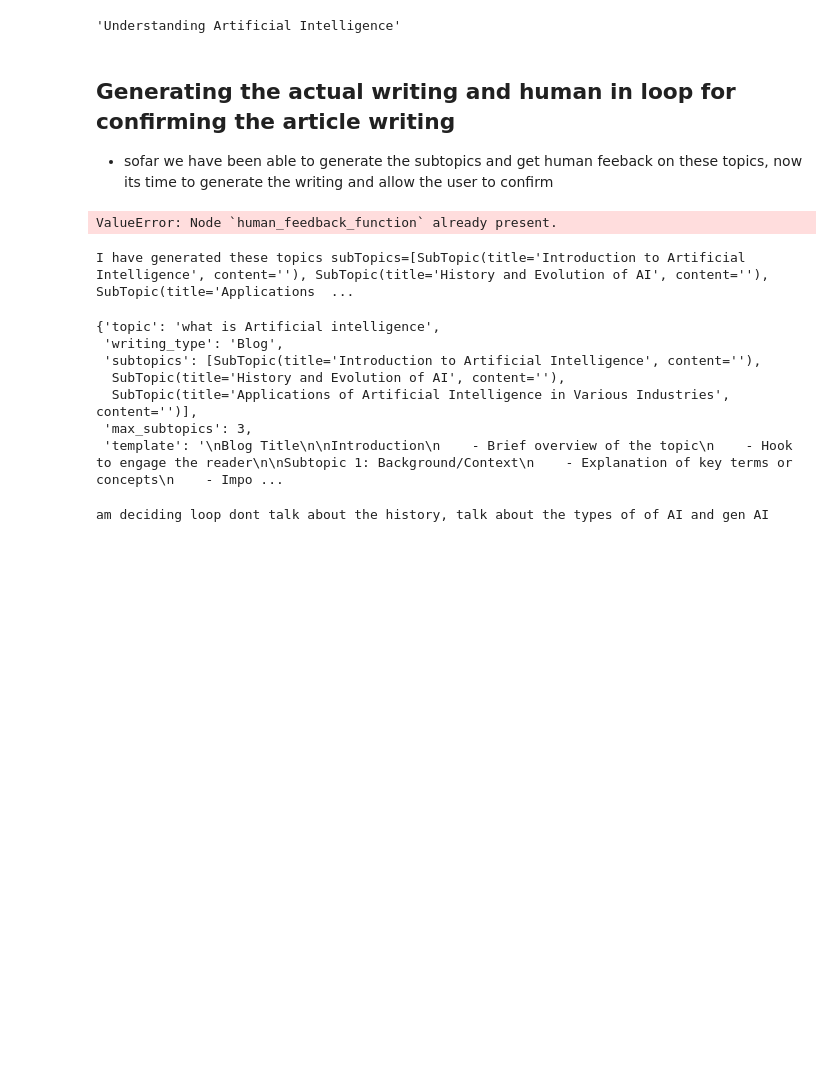
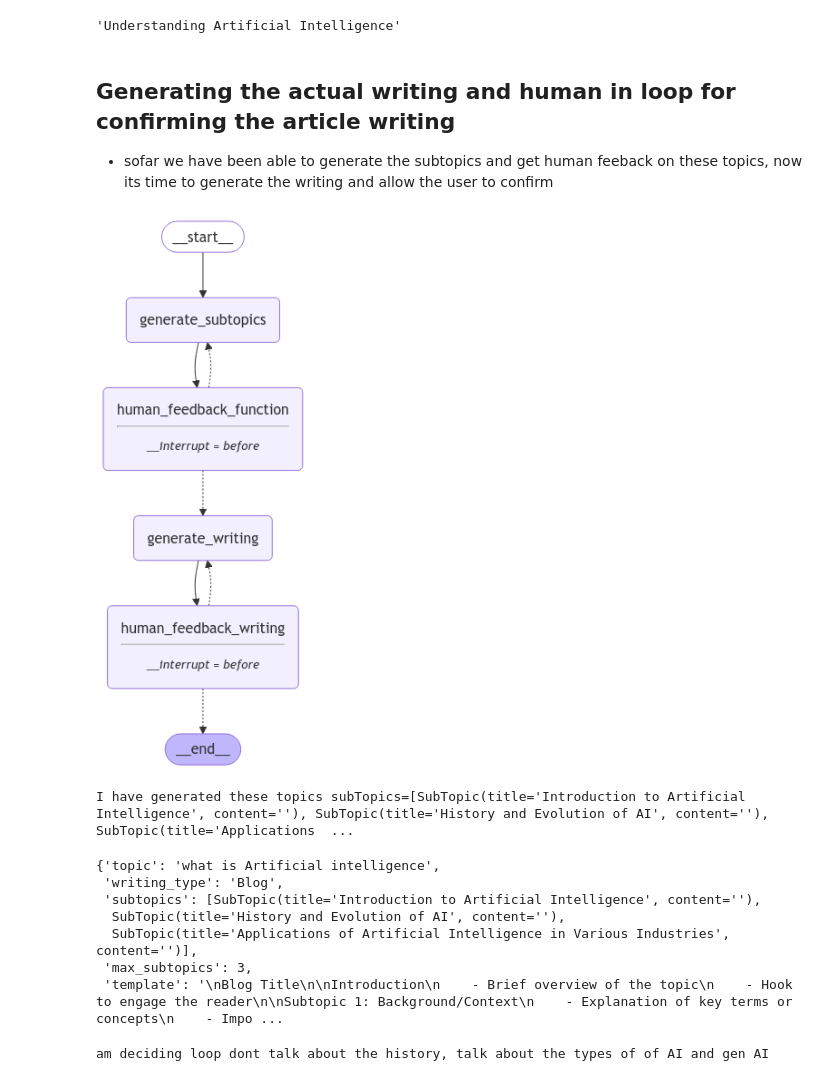
Before and after one commit to francoismavunila/NoteWise, a Jupyter notebook: experimentation/artcicleWriter.ipynb, the cells around one changed output. Cells and saved outputs as stored; diff of their text form; code cells hidden in the pictures; blank space fills up the shorter version.

```diff
--- a/experimentation/artcicleWriter.ipynb
+++ b/experimentation/artcicleWriter.ipynb
@@ -62,8 +62,6 @@ class GenerateWritingState(TypedDict):
     template: str
     tools: List[str]
     writing: str
-    writing_confirm: bool = False
-    writing_instruction: str = "generate writing"
 # %%
 from IPython.display import Image, display
 from langgraph.graph import START, END, StateGraph
@@ -277,6 +275,7 @@ def human_feedback_function(state: GenerateWritingState):
 
 def human_feedback_writing(state: GenerateWritingState):
     pass
+
 def subtopics_confirmation(state: GenerateWritingState):
     human_feedback = state.get("human_feedback", None)
 
@@ -307,49 +306,48 @@ def generate_writing(state: GenerateWritingState):
     subtopics = state["subtopics"]
     template = state["template"]
     topic = state["topic"]
-    writing_instruction = state["writing_instruction"]
     formatted_string = f"'subtopics': [{', '.join([f'SubTopic(title={repr(subtopic.title)}, content={repr(subtopic.content)})' for subtopic in subtopics])}]"
     print("formatted string", formatted_string)
     print("before formatted writing")
 
     formatted_writing_prompt = writing_prompt.format(writing_type = writing_type, subtopics = formatted_string, template= template, topic = topic)
     print("formatted_writing_prompt", formatted_writing_prompt)
-    response = llm.invoke([SystemMessage(content=formatted_writing_prompt)]+[HumanMessage(content=writing_instruction)])
+    response = llm.invoke([SystemMessage(content=formatted_writing_prompt)]+[HumanMessage(content="generate writing")])
     print("after calling the llm")
 
     print(response)
     return {"writing": response.content}
+def writing_confirm(state: GenerateWritingState):
+    writing_confirm = state.get("writing_confirm", None)
+    if writing_confirm:
+        return "generate_writing"
+    return END
 
-def writing_confirm(state: GenerateWritingState):
-    writing_confirm = state['writing_confirm']
-    if writing_confirm:
-        return "END"
-    return "generate_writing"
 # create a graph builder
 builder = StateGraph(GenerateWritingState)
 
 # Add a node
 builder.add_node(generate_subtopics, "generate_subtopics")
 builder.add_node(human_feedback_function, "human_feedback_function")
+builder.add_node(generate_writing, "generate_writing")
 builder.add_node(human_feedback_writing, "human_feedback_writing")
-builder.add_node(generate_writing, "generate_writing")
 
 # add edges
 builder.add_edge(START, "generate_subtopics")
 builder.add_edge("generate_subtopics", "human_feedback_function")
 builder.add_conditional_edges("human_feedback_function", subtopics_confirmation, ["generate_subtopics", "generate_writing"])
 builder.add_edge("generate_writing", "human_feedback_writing")
-builder.add_conditional_edges("human_feedback_writing", "writing_confirm", ["generate_writing", "END"])
+builder.add_conditional_edges("human_feedback_writing", writing_confirm, ["generate_writing", END])
 
 
 # Compile
 memory = MemorySaver()
-graph_2 = builder.compile(interrupt_before=['human_feedback_function', 'generate_writing'],checkpointer=memory)
+graph_2 = builder.compile(interrupt_before=['human_feedback_function', 'human_feedback_writing'],checkpointer=memory)
 
 # View
 display(Image(graph_2.get_graph(xray=1).draw_mermaid_png()))
 # %% [output]
-ValueError: Node `human_feedback_function` already present.
+[figure, added]
 # %%
 topic = "what is Artificial intelligence"
 writing_type = "Blog"
```
Also changed, not shown: parts of 10 cells of this notebook, 5 other files.
